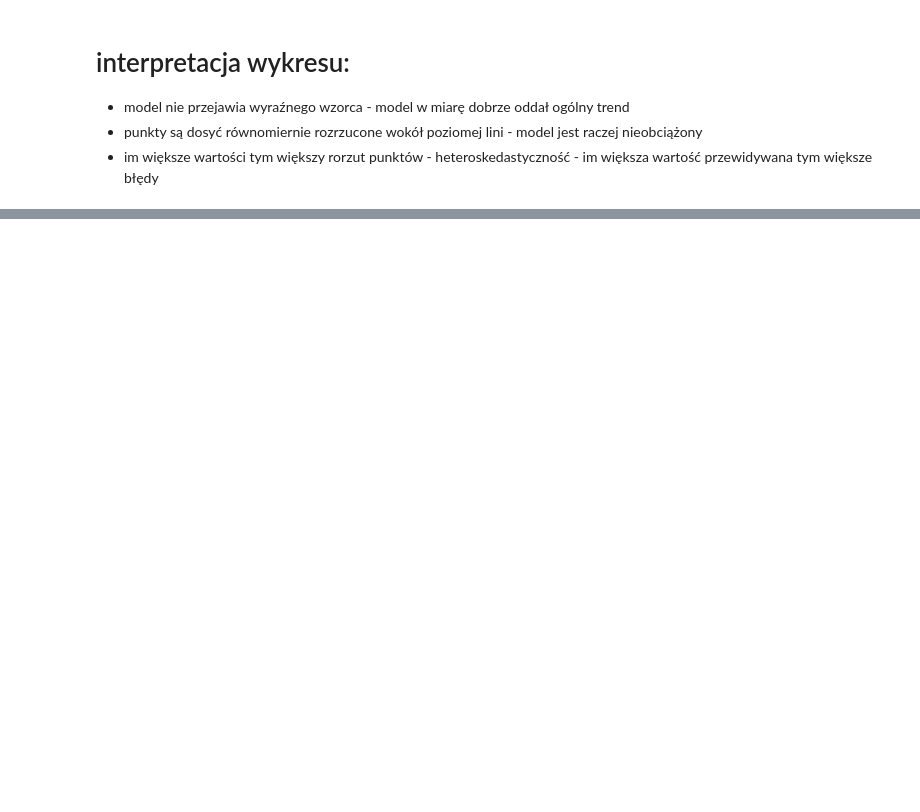
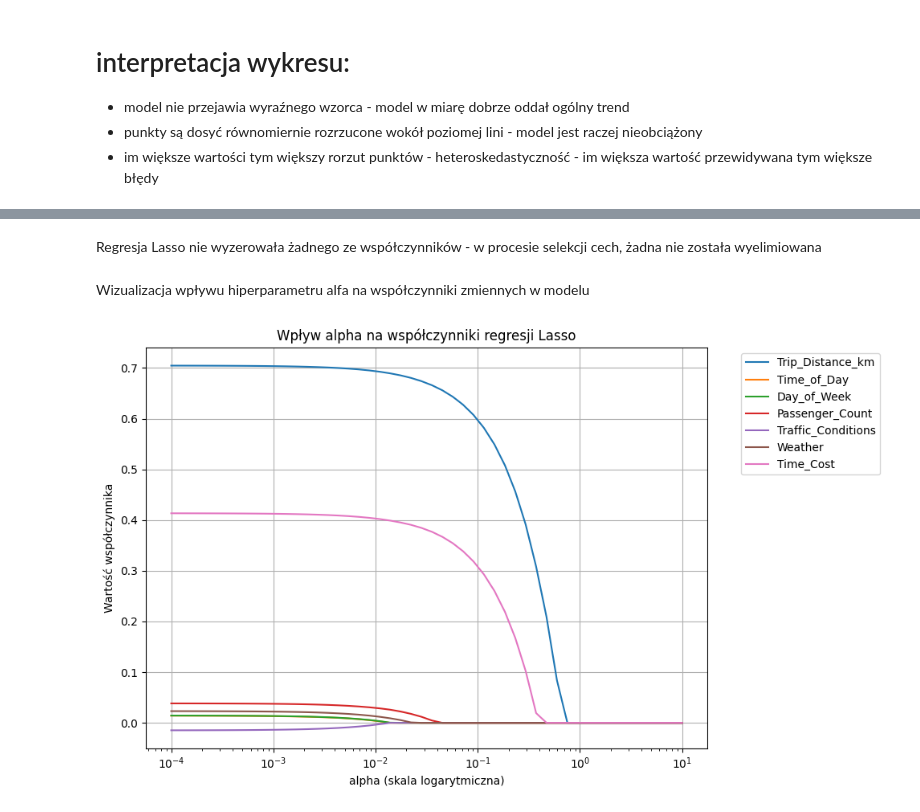
Before and after one commit to jurewiczM/PUM_Ptojekt_2025, a Jupyter notebook: Project_preprocessing.ipynb, the cells around one changed output, grey strips where cells are left out. Saved outputs shown, nothing was run; the diff lists cells and outputs as text; code cells hidden in the pictures; blank space fills up the shorter version.

```diff
--- a/Project_preprocessing.ipynb
+++ b/Project_preprocessing.ipynb
@@ -582,0 +650,32 @@ Możliwe kroki do wykonania:
+# %% [markdown]
+Regresja Lasso nie wyzerowała żadnego ze współczynników - w procesie selekcji cech, żadna nie została wyelimiowana
+# %% [markdown]
+Wizualizacja wpływu hiperparametru alfa na współczynniki zmiennych w modelu
+# %%
+X_visualization = df_scaled.drop('Trip_Price', axis=1).values
+y_visualization = df_scaled['Trip_Price'].values
+feature_names = df_scaled.drop('Trip_Price', axis=1).columns
+
+# 50 wartości alpha w skali logarytmicznej
+alphas = np.logspace(-4, 1, 50)
+coefs = []
+for a in alphas:
+    lasso = Lasso(alpha=a, max_iter=10000)
+    lasso.fit(X_visualization, y_visualization)
+    coefs.append(lasso.coef_)
+
+plt.figure(figsize=(10, 6))
+plt.gca().set_xscale('log')
+
+for i in range(len(feature_names)):
+    plt.plot(alphas, [coef[i] for coef in coefs], label=feature_names[i])
+
+plt.xlabel('alpha (skala logarytmiczna)')
+plt.ylabel('Wartość współczynnika')
+plt.title('Wpływ alpha na współczynniki regresji Lasso')
+plt.legend(bbox_to_anchor=(1.05, 1), loc='upper left')
+plt.grid(True)
+plt.tight_layout()
+plt.show()
+# %% [output]
+[figure, added]
```
Also changed, not shown: parts of 16 cells of this notebook.
